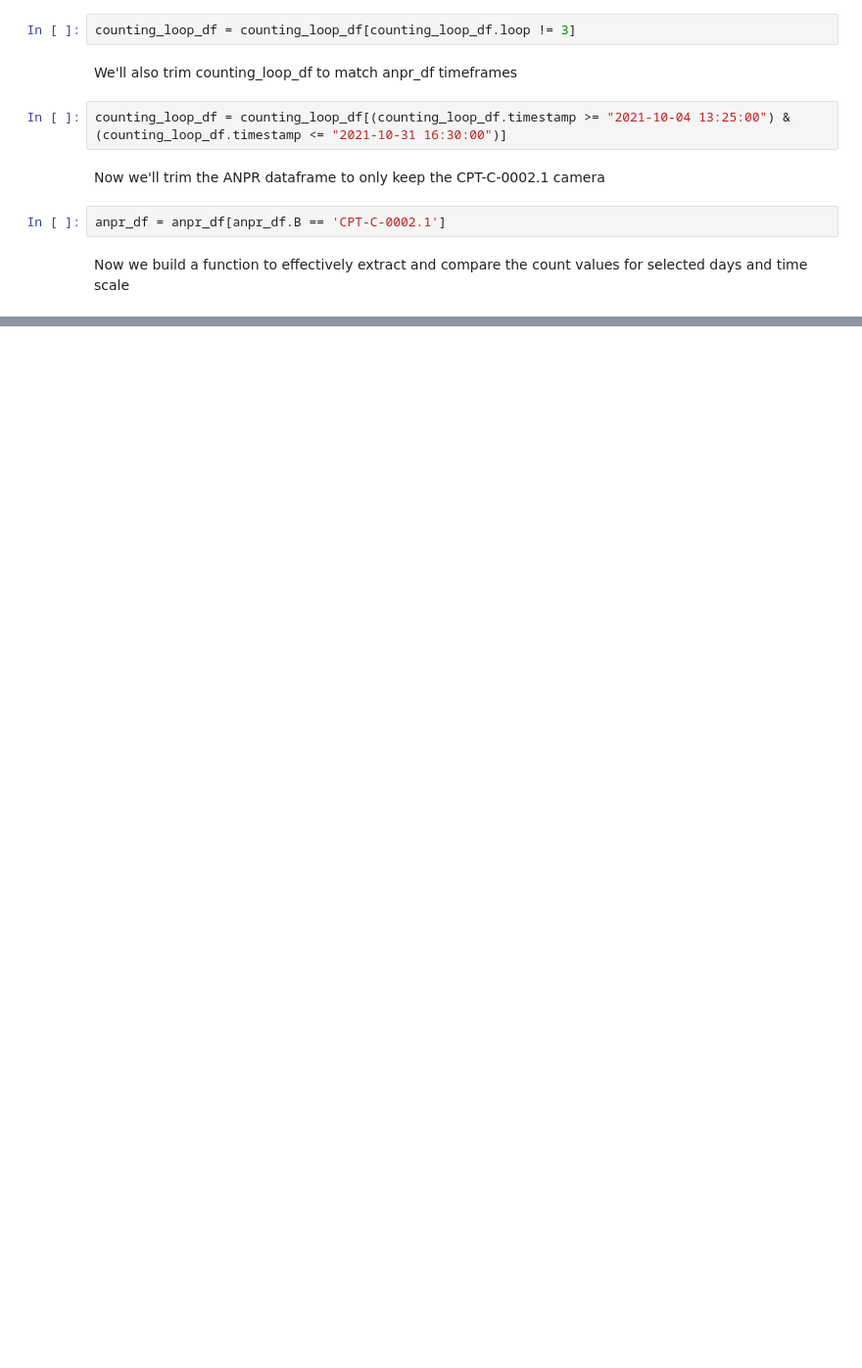
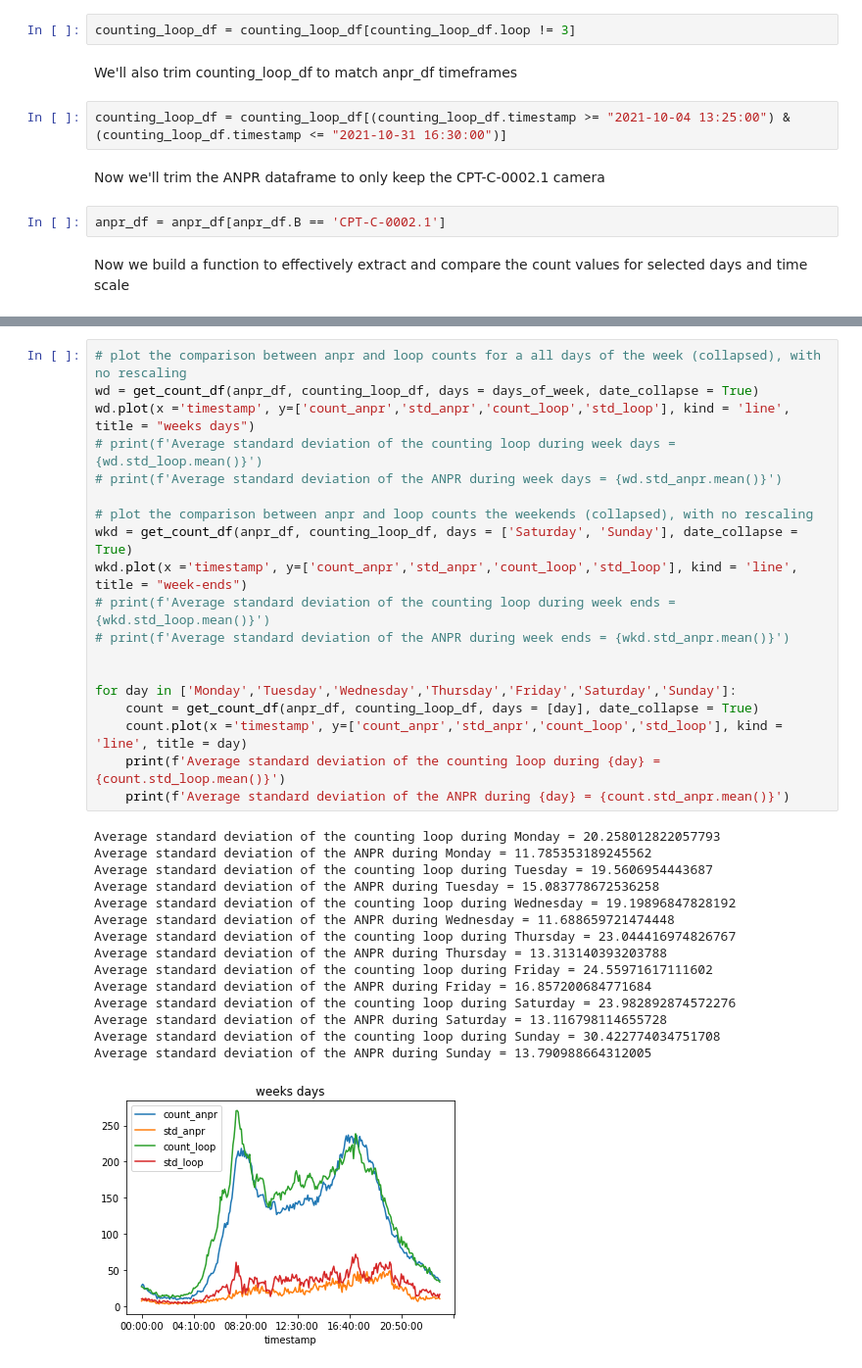
Before and after one commit to khookh/MacqProject, a Jupyter notebook: data_science_exercise.ipynb, the cells around one changed output, grey strips where cells are left out. Shown: that part at 98% size. Saved outputs shown, nothing was run; the diff lists cells and outputs as text; blank space fills up the shorter version.

```diff
--- a/data_science_exercise.ipynb
+++ b/data_science_exercise.ipynb
@@ -258,0 +281,35 @@ get_count_df(anpr_df, counting_loop_df, days = day_of_week, date_collapse = True
+# %%
+# plot the comparison between anpr and loop counts for a all days of the week (collapsed), with no rescaling
+wd = get_count_df(anpr_df, counting_loop_df, days = days_of_week, date_collapse = True)
+wd.plot(x ='timestamp', y=['count_anpr','std_anpr','count_loop','std_loop'], kind = 'line', title = "weeks days")
+# print(f'Average standard deviation of the counting loop during week days = {wd.std_loop.mean()}')
+# print(f'Average standard deviation of the ANPR during week days = {wd.std_anpr.mean()}')
+
+# plot the comparison between anpr and loop counts the weekends (collapsed), with no rescaling
+wkd = get_count_df(anpr_df, counting_loop_df, days = ['Saturday', 'Sunday'], date_collapse = True)
+wkd.plot(x ='timestamp', y=['count_anpr','std_anpr','count_loop','std_loop'], kind = 'line', title = "week-ends")
+# print(f'Average standard deviation of the counting loop during week ends = {wkd.std_loop.mean()}')
+# print(f'Average standard deviation of the ANPR during week ends = {wkd.std_anpr.mean()}')
+
+
+for day in ['Monday','Tuesday','Wednesday','Thursday','Friday','Saturday','Sunday']:
+    count = get_count_df(anpr_df, counting_loop_df, days = [day], date_collapse = True)
+    count.plot(x ='timestamp', y=['count_anpr','std_anpr','count_loop','std_loop'], kind = 'line', title = day)
+    print(f'Average standard deviation of the counting loop during {day} = {count.std_loop.mean()}')
+    print(f'Average standard deviation of the ANPR during {day} = {count.std_anpr.mean()}')
+# %% [output]
+Average standard deviation of the counting loop during Monday = 20.258012822057793
+Average standard deviation of the ANPR during Monday = 11.785353189245562
+Average standard deviation of the counting loop during Tuesday = 19.5606954443687
+Average standard deviation of the ANPR during Tuesday = 15.083778672536258
+Average standard deviation of the counting loop during Wednesday = 19.19896847828192
+Average standard deviation of the ANPR during Wednesday = 11.688659721474448
+Average standard deviation of the counting loop during Thursday = 23.044416974826767
+Average standard deviation of the ANPR during Thursday = 13.313140393203788
+Average standard deviation of the counting loop during Friday = 24.55971617111602
+Average standard deviation of the ANPR during Friday = 16.857200684771684
+Average standard deviation of the counting loop during Saturday = 23.982892874572276
+Average standard deviation of the ANPR during Saturday = 13.116798114655728
+Average standard deviation of the counting loop during Sunday = 30.422774034751708
+Average standard deviation of the ANPR during Sunday = 13.790988664312005
+[figure, added]
```
Also changed, not shown: parts of 13 cells of this notebook.
